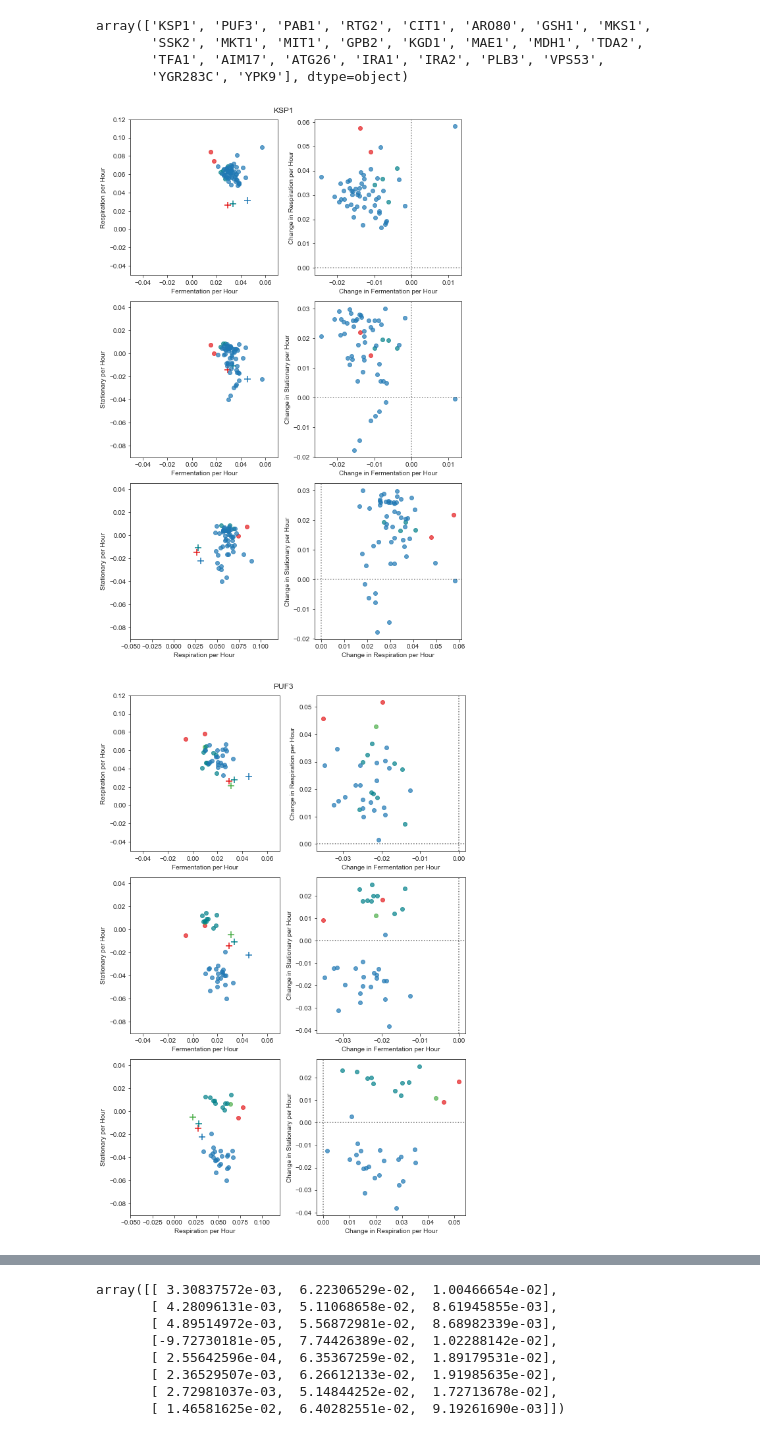
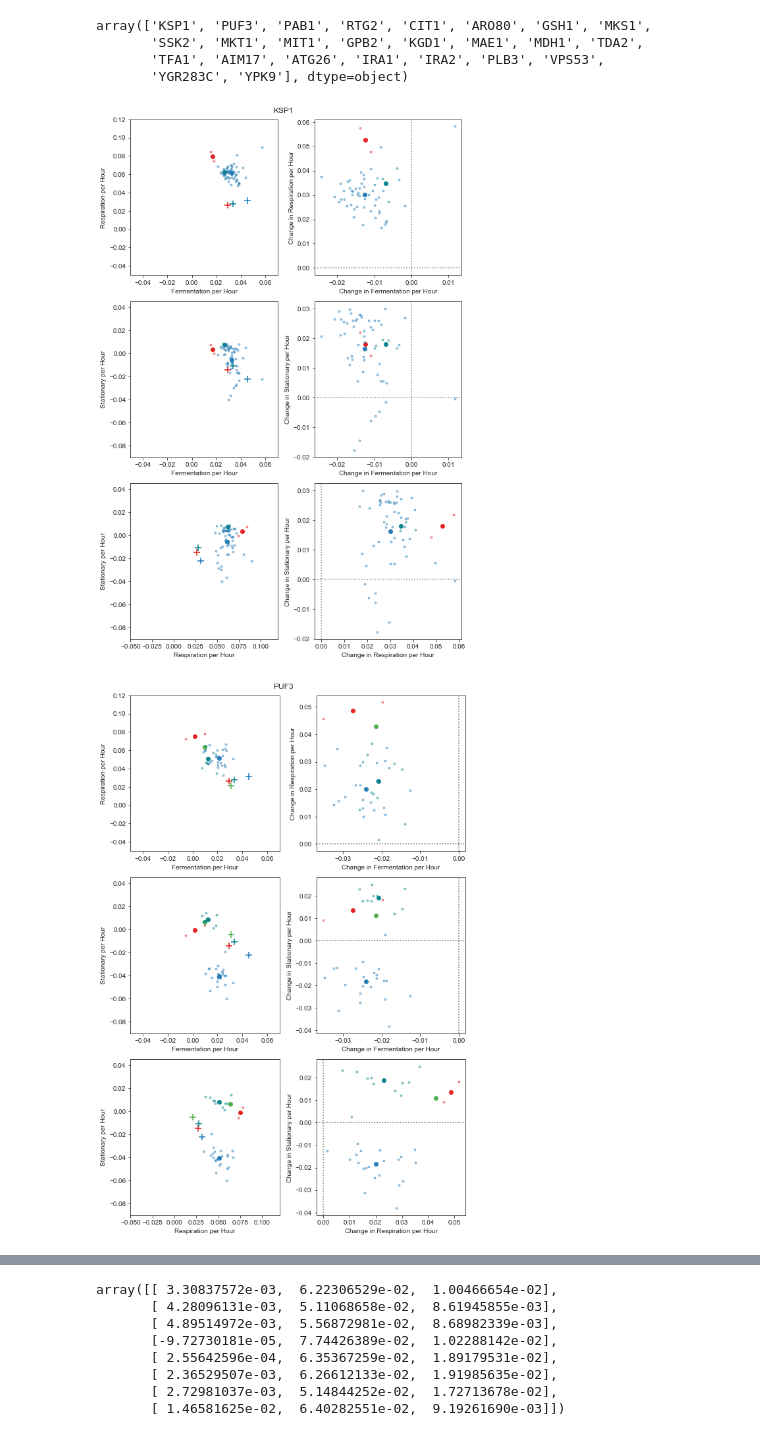
Before and after one commit to grantkinsler/EvolvingFront, a Jupyter notebook: code/analysis/Do mutations go in the same direction in phenotype space?.ipynb, the cells around one changed output, grey strips where cells are left out. Drawn from its saved outputs; the diff is of its cells as text; code cells hidden in the pictures.

```diff
--- a/code/analysis/Do mutations go in the same direction in phenotype space?.ipynb
+++ b/code/analysis/Do mutations go in the same direction in phenotype space?.ipynb
@@ -81,34 +81,45 @@ for causal_gene in putative_causal_genes:
 
                 this_anc = this_gene[this_gene['ancestor']==ancestor]
 
+                centroid = tools.centroid(this_anc[[xdata,ydata]].values)
+
                 plt.scatter(this_anc[xdata].values,this_anc[ydata].values,
-                            color=tools.anc_color_map[ancestor],alpha=0.7)
+                            color=tools.anc_color_map[ancestor],alpha=0.4,marker='.')
+
+                plt.scatter(centroid[0],centroid[1],
+                            color=tools.anc_color_map[ancestor],alpha=0.95,marker='o')
 
                 plt.xlim(lims[xdata][0],lims[xdata][1])
                 plt.ylim(lims[ydata][0],lims[ydata][1])
 
                 plt.xlabel(labels[xdata])
                 plt.ylabel(labels[ydata])
 
                 plt.subplot(3,2,2*count+2)
 
                 differences = (this_anc[xdata].values-background_mutant[xdata].values,
                                this_anc[ydata].values-background_mutant[ydata].values)
 
                 plt.scatter(differences[0],differences[1],
-                            color=tools.anc_color_map[ancestor],alpha=0.7)
+                            color=tools.anc_color_map[ancestor],alpha=0.4,marker='.')
+
+                if len(differences[0]) > 0:
+                    c_differences = (centroid[0]-background_mutant[xdata].values,
+                               centroid[1]-background_mutant[ydata].values)
+                    plt.scatter(c_differences[0],c_differences[1],
+                                color=tools.anc_color_map[ancestor],alpha=0.95,marker='o')
 
 #                 plt.xlim(lims[xdata][0],lims[xdata][1])
 #                 plt.ylim(lims[ydata][0],lims[ydata][1])
 
                 plt.xlabel(f'Change in {labels[xdata]}')
                 plt.ylabel(f'Change in {labels[ydata]}')
 
                 plt.axhline(color='k',linestyle=':',alpha=0.2)
                 plt.axvline(color='k',linestyle=':',alpha=0.2)
 
         plt.tight_layout()
         plt.savefig(f'{home_dir}/figures/analysis/same_direction/same_direction_{causal_gene}.pdf',bbox_inches='tight')
 # %% [output]
-[figure, old version]
+[figure, new version]
-[figure, old version]
+[figure, new version]
```
Also changed, not shown: parts of 4 cells of this notebook, 43 other files.
